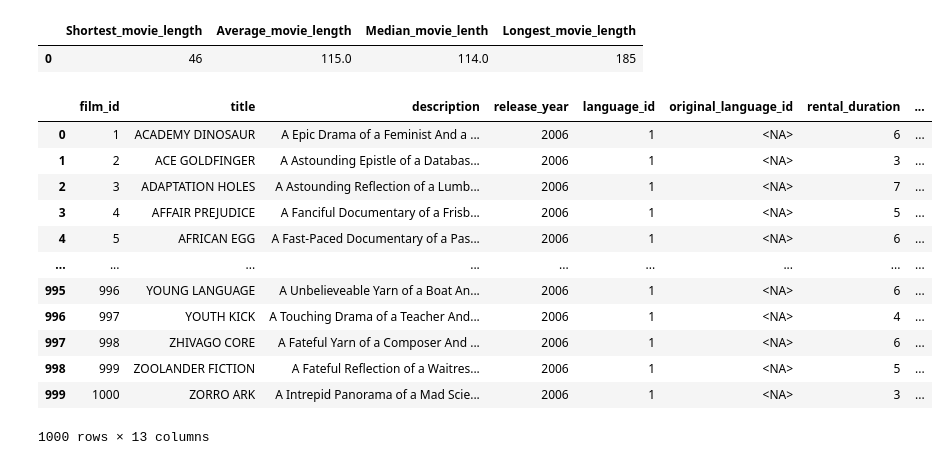
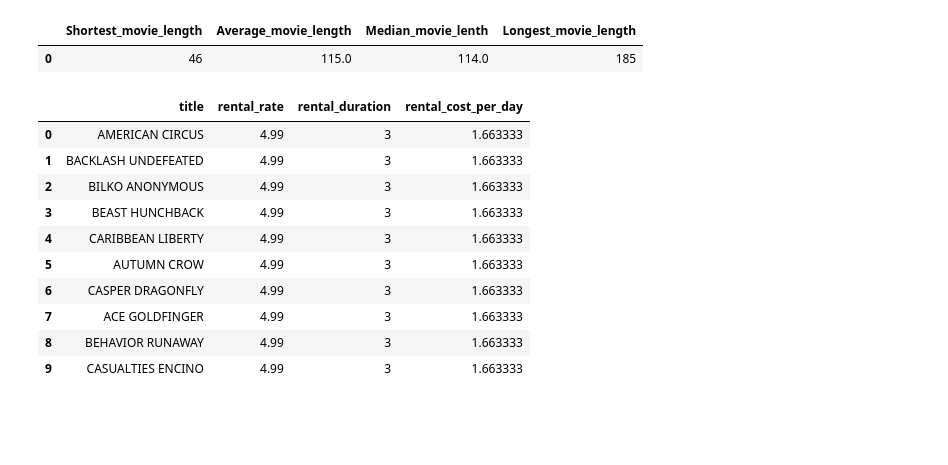
Before and after one commit to LisaYllander92/SQL_LAB_DE25_LisaYllander, a Jupyter notebook: data_analys.ipynb, the cells around one changed output. Saved outputs shown, nothing was run; the diff lists cells and outputs as text; code cells hidden in the pictures; blank space fills up the shorter version.

```diff
--- a/data_analys.ipynb
+++ b/data_analys.ipynb
@@ -89,18 +89,28 @@ duckdb.sql("""
 |  | Shortest_movie_length | Average_movie_length | Median_movie_lenth | Longest_movie_length |
 | 0 | 46 | 115.0 | 114.0 | 185 |
 # %%
-# d)
+# d) Most expensive movies to rent per day
+
+duckdb.sql(
+    """
+    SELECT title,
+    rental_rate,
+    rental_duration,
+    (rental_rate/rental_duration) AS rental_cost_per_day
+    FROM film
+    ORDER BY rental_cost_per_day DESC
+    LIMIT 10;
+"""
+).df()
 # %% [output]
-|  | film_id | title | description | release_year | language_id | original_language_id | rental_duration | ... |
-| 0 | 1 | ACADEMY DINOSAUR | A Epic Drama of a Feminist And a ... | 2006 | 1 | <NA> | 6 | ... |
-| 1 | 2 | ACE GOLDFINGER | A Astounding Epistle of a Databas... | 2006 | 1 | <NA> | 3 | ... |
-| 2 | 3 | ADAPTATION HOLES | A Astounding Reflection of a Lumb... | 2006 | 1 | <NA> | 7 | ... |
-| 3 | 4 | AFFAIR PREJUDICE | A Fanciful Documentary of a Frisb... | 2006 | 1 | <NA> | 5 | ... |
-| 4 | 5 | AFRICAN EGG | A Fast-Paced Documentary of a Pas... | 2006 | 1 | <NA> | 6 | ... |
-| ... | ... | ... | ... | ... | ... | ... | ... | ... |
-| 995 | 996 | YOUNG LANGUAGE | A Unbelieveable Yarn of a Boat An... | 2006 | 1 | <NA> | 6 | ... |
-| 996 | 997 | YOUTH KICK | A Touching Drama of a Teacher And... | 2006 | 1 | <NA> | 4 | ... |
-| 997 | 998 | ZHIVAGO CORE | A Fateful Yarn of a Composer And ... | 2006 | 1 | <NA> | 6 | ... |
-| 998 | 999 | ZOOLANDER FICTION | A Fateful Reflection of a Waitres... | 2006 | 1 | <NA> | 5 | ... |
-| 999 | 1000 | ZORRO ARK | A Intrepid Panorama of a Mad Scie... | 2006 | 1 | <NA> | 3 | ... |
+|  | title | rental_rate | rental_duration | rental_cost_per_day |
+| 0 | AMERICAN CIRCUS | 4.99 | 3 | 1.663333 |
+| 1 | BACKLASH UNDEFEATED | 4.99 | 3 | 1.663333 |
+| 2 | BILKO ANONYMOUS | 4.99 | 3 | 1.663333 |
+| 3 | BEAST HUNCHBACK | 4.99 | 3 | 1.663333 |
+| 4 | CARIBBEAN LIBERTY | 4.99 | 3 | 1.663333 |
+| 5 | AUTUMN CROW | 4.99 | 3 | 1.663333 |
+| 6 | CASPER DRAGONFLY | 4.99 | 3 | 1.663333 |
+| 7 | ACE GOLDFINGER | 4.99 | 3 | 1.663333 |
+| 8 | BEHAVIOR RUNAWAY | 4.99 | 3 | 1.663333 |
+| 9 | CASUALTIES ENCINO | 4.99 | 3 | 1.663333 |
-1000 rows × 13 columns
```
Also changed, not shown: parts of 9 cells of this notebook.
